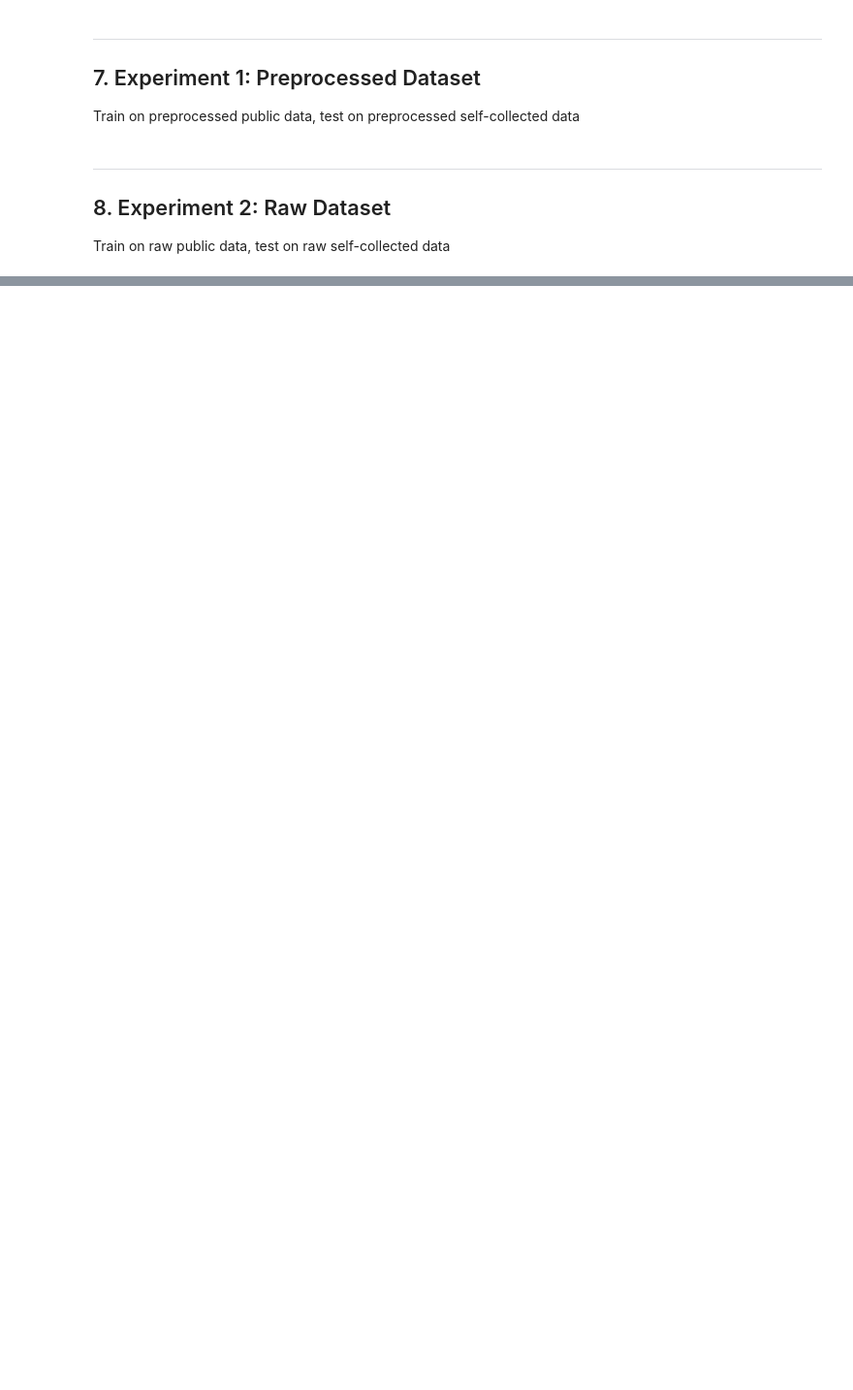
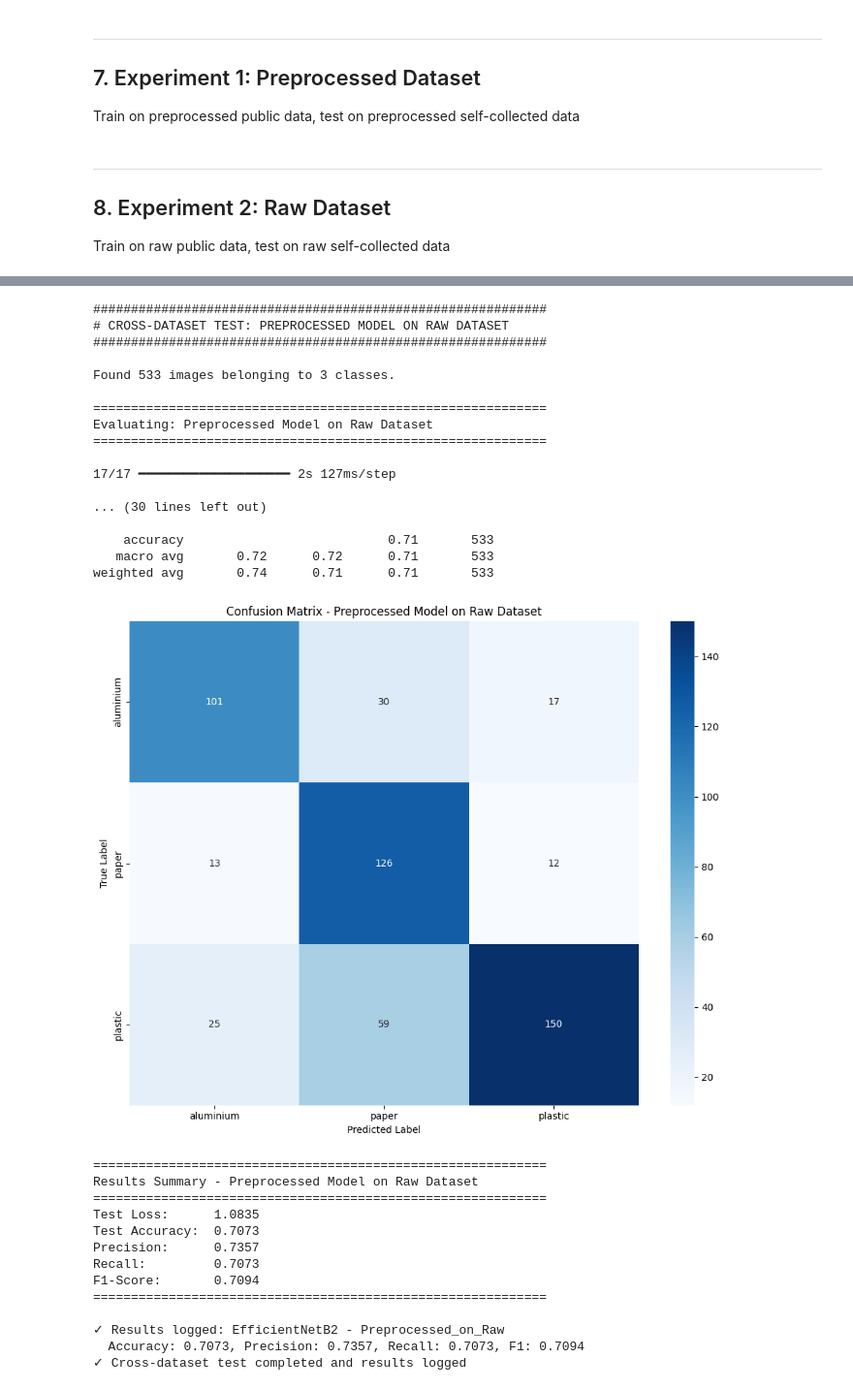
Before and after one commit to KyroChu32/CV-project, a Jupyter notebook: EfficientNetB2/train_03_efficientnetb2.ipynb, the cells around one changed output, grey strips where cells are left out. Shown at 97% size. Drawn from its saved outputs; the diff is of its cells as text; code cells hidden in the pictures; blank space fills up the shorter version.

```diff
--- a/EfficientNetB2/train_03_efficientnetb2.ipynb
+++ b/EfficientNetB2/train_03_efficientnetb2.ipynb
@@ -584,0 +827,71 @@ Compare results from both experiments
+# %%
+print("\n" + "#"*60)
+print("# CROSS-DATASET TEST: PREPROCESSED MODEL ON RAW DATASET")
+print("#"*60 + "\n")
+
+if model_prep is not None:
+    # Create test generator for raw dataset
+    test_gen_raw_for_prep = ImageDataGenerator(
+        preprocessing_function=preprocess_input
+    ).flow_from_directory(
+        RAW_SELF,
+        target_size=IMG_SIZE,
+        batch_size=BATCH_SIZE,
+        class_mode='categorical',
+        shuffle=False,
+        classes=CLASSES
+    )
+
+    # Evaluate preprocessed model on raw data
+    results_prep_on_raw = evaluate_model(
+        model_prep,
+        test_gen_raw_for_prep,
+        "Preprocessed Model on Raw Dataset"
+    )
+
+    # Log cross-dataset results
+    log_result(
+        model_name='EfficientNetB2',
+        experiment_type='Preprocessed_on_Raw',
+        accuracy=results_prep_on_raw['accuracy'],
+        precision=results_prep_on_raw['precision'],
+        recall=results_prep_on_raw['recall'],
+        f1=results_prep_on_raw['f1'],
+        loss=results_prep_on_raw['loss']
+    )
+
+    print("✓ Cross-dataset test completed and results logged")
+else:
+    print("❌ Preprocessed model not available for cross-dataset testing")
+# %% [output]
+############################################################
+# CROSS-DATASET TEST: PREPROCESSED MODEL ON RAW DATASET
+############################################################
+
+Found 533 images belonging to 3 classes.
+
+============================================================
+Evaluating: Preprocessed Model on Raw Dataset
+============================================================
+
+17/17 ━━━━━━━━━━━━━━━━━━━━ 2s 127ms/step
+
+... (30 lines left out)
+
+    accuracy                           0.71       533
+   macro avg       0.72      0.72      0.71       533
+weighted avg       0.74      0.71      0.71       533
+[figure, added]
+============================================================
+Results Summary - Preprocessed Model on Raw Dataset
+============================================================
+Test Loss:      1.0835
+Test Accuracy:  0.7073
+Precision:      0.7357
+Recall:         0.7073
+F1-Score:       0.7094
+============================================================
+
+✓ Results logged: EfficientNetB2 - Preprocessed_on_Raw
+  Accuracy: 0.7073, Precision: 0.7357, Recall: 0.7073, F1: 0.7094
+✓ Cross-dataset test completed and results logged
```
Also changed, not shown: parts of 14 cells of this notebook, 3 other files.
